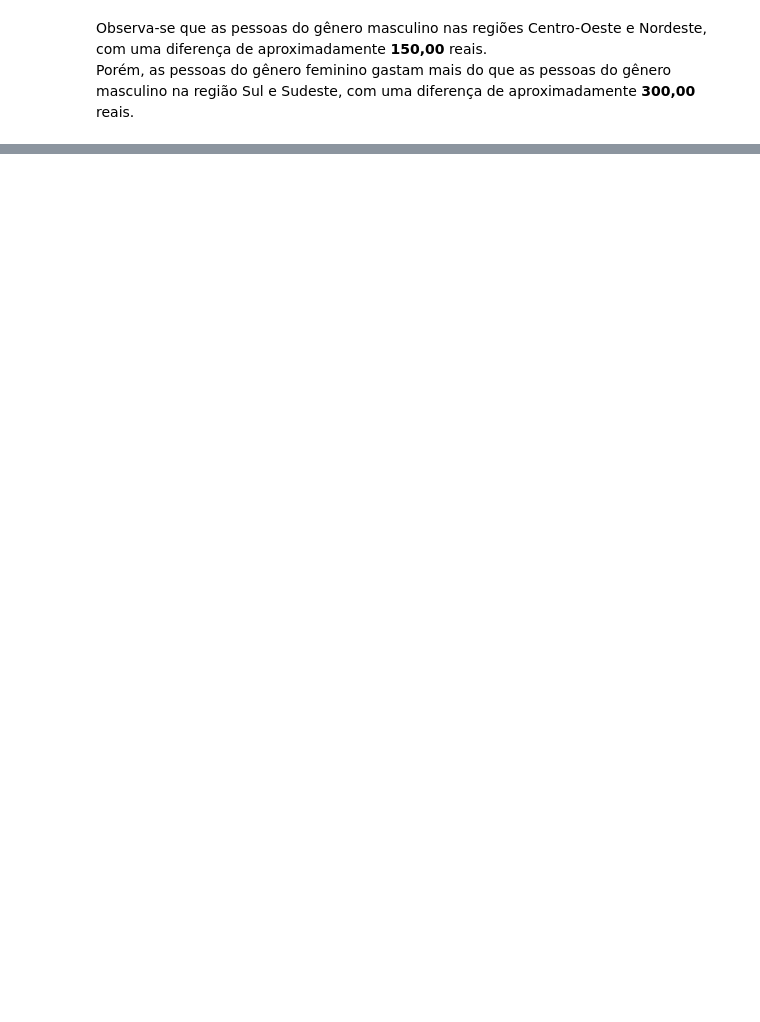
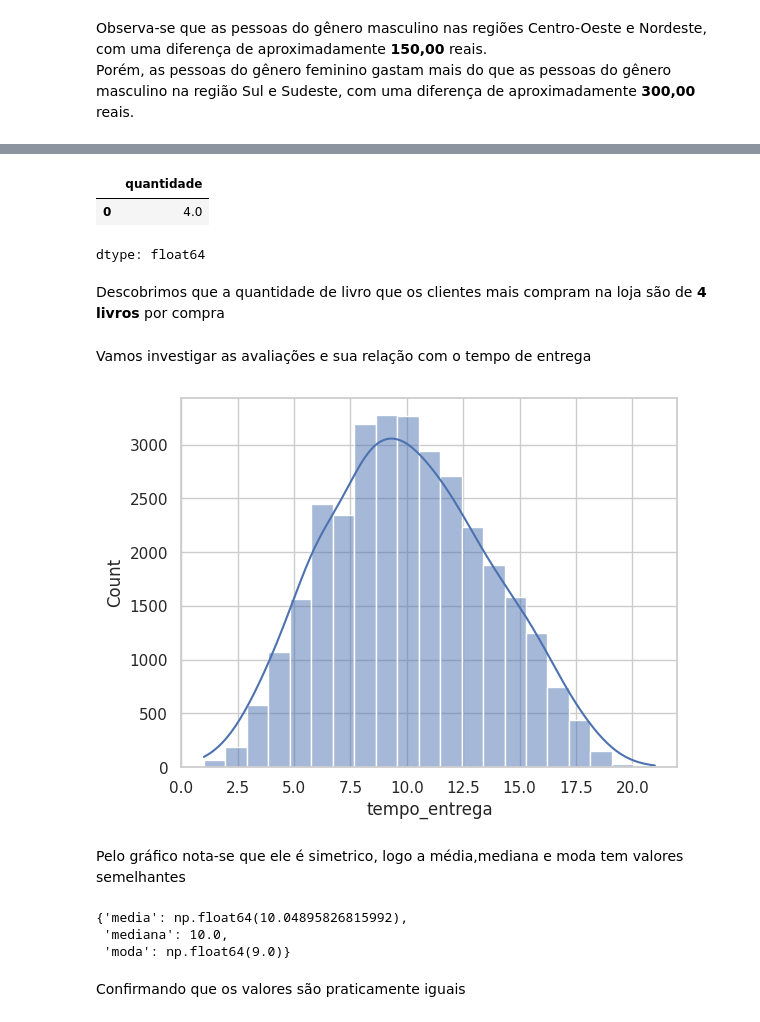
Before and after one commit to Jgabriel1800/estat-stica-varejo, a Jupyter notebook: estatistica_frequencia_medidas.ipynb, the cells around one changed output, grey strips where cells are left out. Cells and saved outputs as stored; diff of their text form; code cells hidden in the pictures; blank space fills up the shorter version.

```diff
--- a/estatistica_frequencia_medidas.ipynb
+++ b/estatistica_frequencia_medidas.ipynb
@@ -297,0 +439,31 @@ Porém, as pessoas do gênero feminino gastam mais do que as pessoas do gênero
+# %%
+moda=dados_filtrados.quantidade.mode()
+moda
+# %% [output]
+|  | quantidade |
+| 0 | 4.0 |
+dtype: float64
+# %% [markdown]
+Descobrimos que a quantidade de livro que os clientes mais compram na loja são de **4 livros**  por compra
+# %% [markdown]
+Vamos investigar as avaliações e sua relação com o tempo de entrega
+# %%
+sns.histplot(bins=21,data=dados,x='tempo_entrega',kde=True,kde_kws={'bw_adjust':2})
+plt.show()
+# %% [output]
+[figure, added]
+# %% [markdown]
+Pelo gráfico nota-se que ele é simetrico, logo a média,mediana e moda tem valores semelhantes
+# %%
+resumo_tempo_entrega={
+    'media':dados['tempo_entrega'].mean(),
+    'mediana':dados['tempo_entrega'].median(),
+    'moda':dados['tempo_entrega'].mode()[0]
+}
+resumo_tempo_entrega
+# %% [output]
+{'media': np.float64(10.04895826815992),
+ 'mediana': 10.0,
+ 'moda': np.float64(9.0)}
+# %% [markdown]
+Confirmando que os valores são praticamente iguais
```
Also changed, not shown: parts of 36 cells of this notebook.
